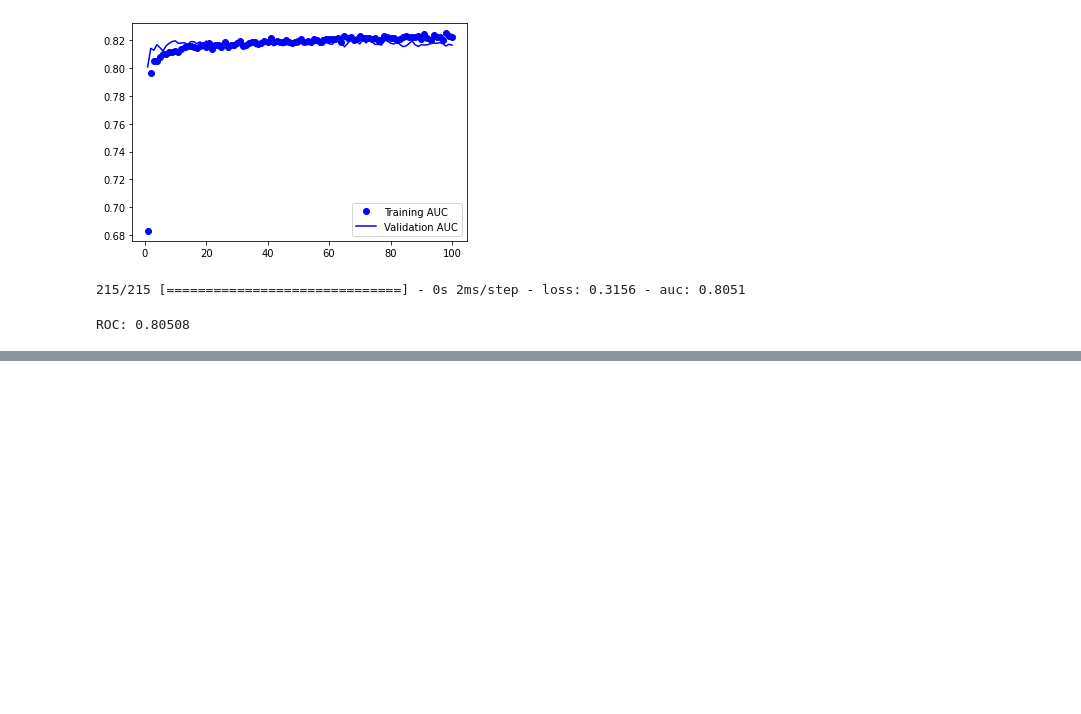
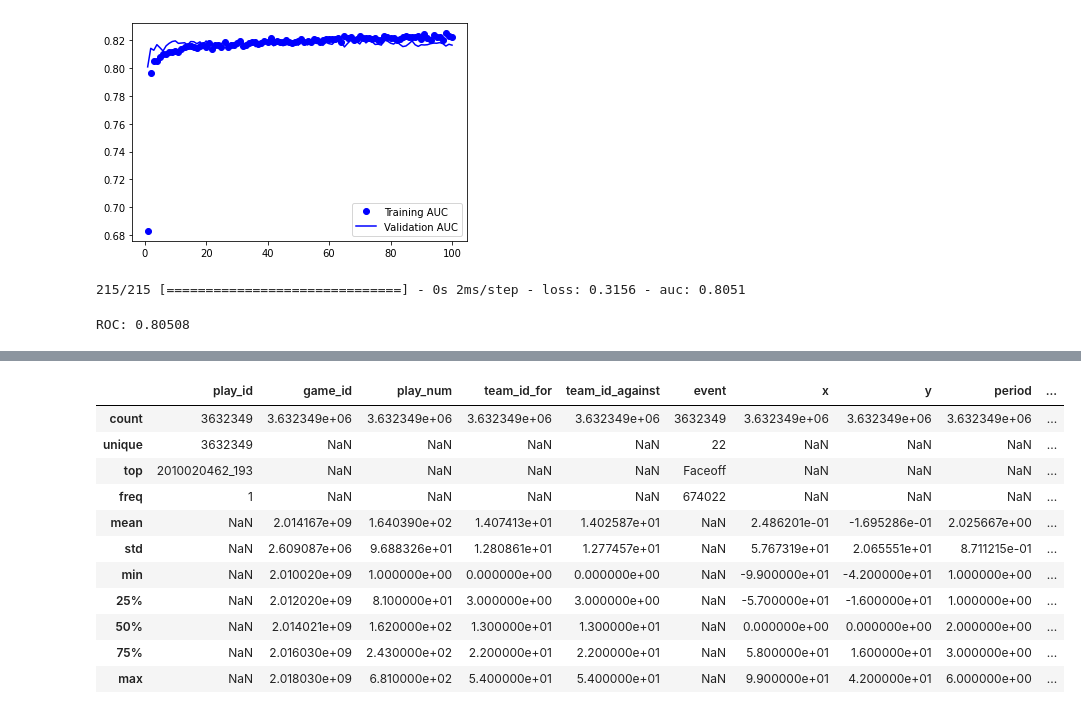
Before and after one commit to juandados/mlops, a Jupyter notebook: notebooks/chapter-1.ipynb, the cells around one changed output, grey strips where cells are left out. Saved outputs shown, nothing was run; the diff lists cells and outputs as text; code cells hidden in the pictures; blank space fills up the shorter version.

```diff
--- a/notebooks/chapter-1.ipynb
+++ b/notebooks/chapter-1.ipynb
@@ -195,0 +199,5 @@ ROC: 0.80508
+# %%
+import pandas as pd
+game_df = pd.read_csv("../data/nhl-game-data/game.csv")
+plays_df = pd.read_csv("../data/nhl-game-data/game_plays.csv")
+plays_df = plays_df.drop(['secondaryType','periodType','dateTime','rink_side'], axis=1).fillna(0)
@@ -195,0 +217,15 @@ ROC: 0.80508
+# %%
+plays_df.describe(include="all")
+# %% [output]
+|  | play_id | game_id | play_num | team_id_for | team_id_against | event | x | y | period | ... |
+| count | 3632349 | 3.632349e+06 | 3.632349e+06 | 3.632349e+06 | 3.632349e+06 | 3632349 | 3.632349e+06 | 3.632349e+06 | 3.632349e+06 | ... |
+| unique | 3632349 | NaN | NaN | NaN | NaN | 22 | NaN | NaN | NaN | ... |
+| top | 2010020462_193 | NaN | NaN | NaN | NaN | Faceoff | NaN | NaN | NaN | ... |
+| freq | 1 | NaN | NaN | NaN | NaN | 674022 | NaN | NaN | NaN | ... |
+| mean | NaN | 2.014167e+09 | 1.640390e+02 | 1.407413e+01 | 1.402587e+01 | NaN | 2.486201e-01 | -1.695286e-01 | 2.025667e+00 | ... |
+| std | NaN | 2.609087e+06 | 9.688326e+01 | 1.280861e+01 | 1.277457e+01 | NaN | 5.767319e+01 | 2.065551e+01 | 8.711215e-01 | ... |
+| min | NaN | 2.010020e+09 | 1.000000e+00 | 0.000000e+00 | 0.000000e+00 | NaN | -9.900000e+01 | -4.200000e+01 | 1.000000e+00 | ... |
+| 25% | NaN | 2.012020e+09 | 8.100000e+01 | 3.000000e+00 | 3.000000e+00 | NaN | -5.700000e+01 | -1.600000e+01 | 1.000000e+00 | ... |
+| 50% | NaN | 2.014021e+09 | 1.620000e+02 | 1.300000e+01 | 1.300000e+01 | NaN | 0.000000e+00 | 0.000000e+00 | 2.000000e+00 | ... |
+| 75% | NaN | 2.016030e+09 | 2.430000e+02 | 2.200000e+01 | 2.200000e+01 | NaN | 5.800000e+01 | 1.600000e+01 | 3.000000e+00 | ... |
+| max | NaN | 2.018030e+09 | 6.810000e+02 | 5.400000e+01 | 5.400000e+01 | NaN | 9.900000e+01 | 4.200000e+01 | 6.000000e+00 | ... |
```
Also changed, not shown: parts of 12 cells of this notebook, 4 other files.
